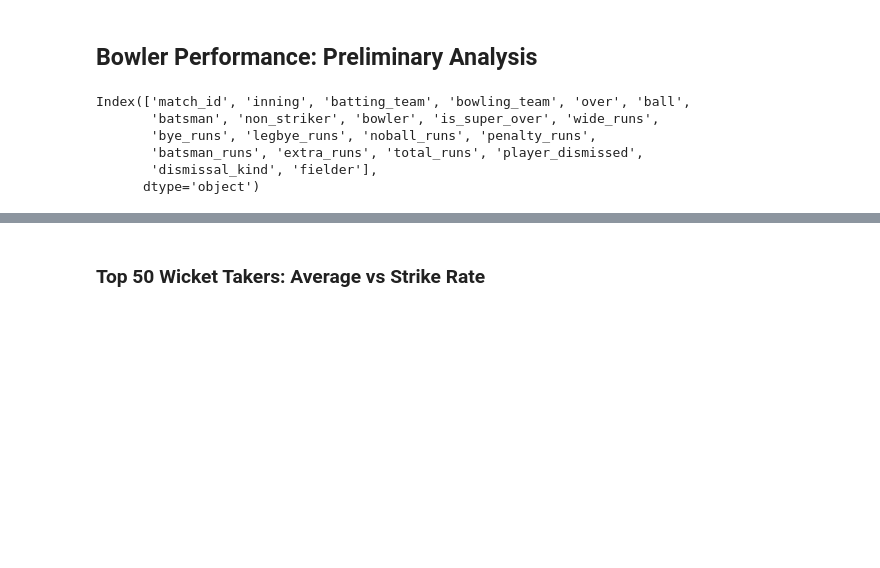
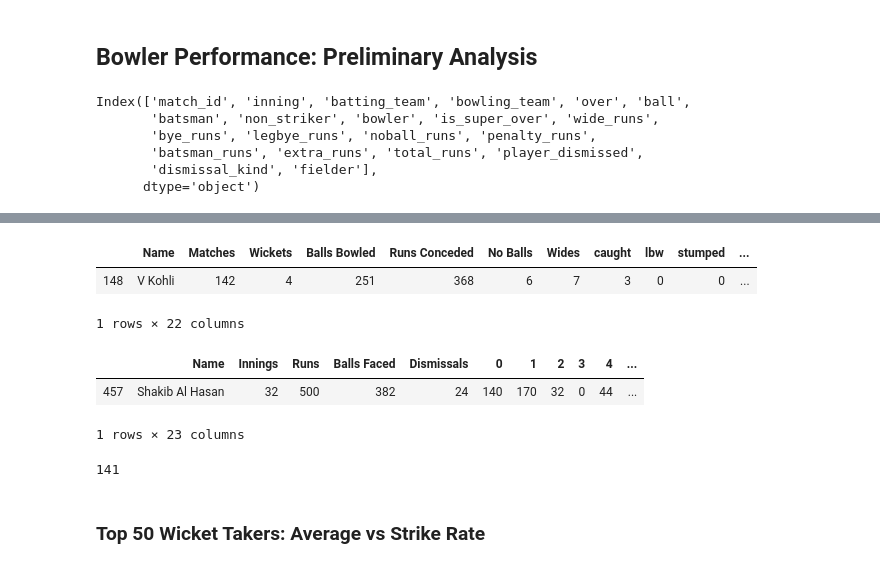
Before and after one commit to harshamuddu/IPL, a Jupyter notebook: IPL_Mining_Modeling_and_Predicting.ipynb, the cells around one changed output, grey strips where cells are left out. Drawn from its saved outputs; the diff is of its cells as text; code cells hidden in the pictures; blank space fills up the shorter version.

```diff
--- a/IPL_Mining_Modeling_and_Predicting.ipynb
+++ b/IPL_Mining_Modeling_and_Predicting.ipynb
@@ -296,3 +312,19 @@ bowlers_df.iloc[0:5, ]
+# %%
+bowlers_df[bowlers_df["Name"] == "V Kohli"]
+# %% [output]
+|  | Name | Matches | Wickets | Balls Bowled | Runs Conceded | No Balls | Wides | caught | lbw | stumped | ... |
+| 148 | V Kohli | 142 | 4 | 251 | 368 | 6 | 7 | 3 | 0 | 0 | ... |
+1 rows × 22 columns
+# %%
+batsmen_df[batsmen_df["Name"] == "Shakib Al Hasan"]
+# %% [output]
+|  | Name | Innings | Runs | Balls Faced | Dismissals | 0 | 1 | 2 | 3 | 4 | ... |
+| 457 | Shakib Al Hasan | 32 | 500 | 382 | 24 | 140 | 170 | 32 | 0 | 44 | ... |
+1 rows × 23 columns
+# %%
+len(set(deliveries_df[deliveries_df["batsman"] == "V Kohli"]["match_id"]))
+# %% [output]
+141
 # %%
 top_n = 50
 wicket_takers = bowlers_df.sort_values(by=["Wickets"], ascending=False)
```
Also changed, not shown: parts of 12 cells of this notebook, 3 other files.
